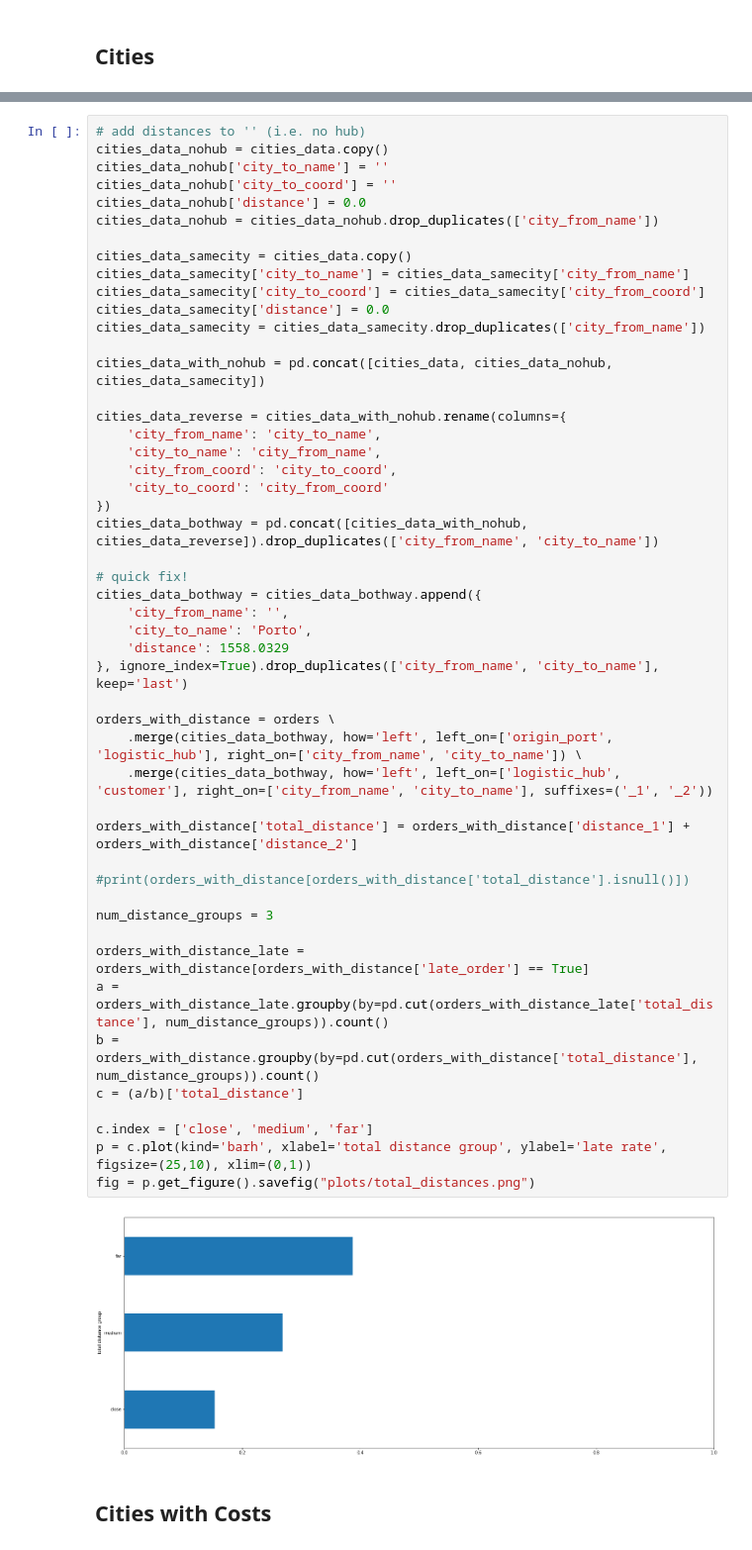
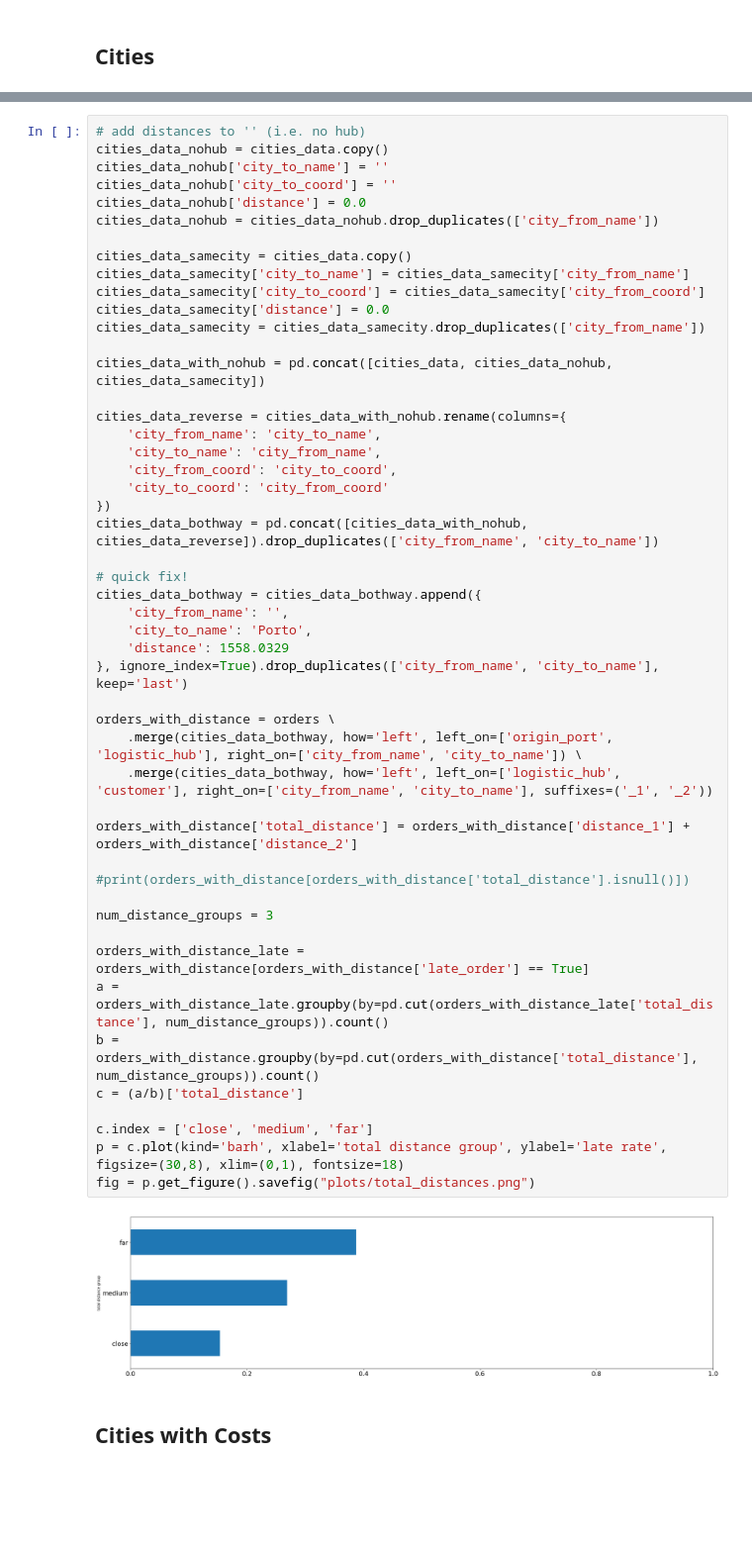
Before and after one commit to jospaeth-tum/accenture-challenge-2022, a Jupyter notebook: basic_descriptive_analysis.ipynb, the cells around one changed output, grey strips where cells are left out. Shown: that part at 99% size. Cells and saved outputs as stored; diff of their text form; blank space fills up the shorter version.

Commit message:
fix plot

```diff
--- a/basic_descriptive_analysis.ipynb
+++ b/basic_descriptive_analysis.ipynb
@@ -186,35 +186,35 @@ cities_data_reverse = cities_data_with_nohub.rename(columns={
     'city_from_coord': 'city_to_coord',
     'city_to_coord': 'city_from_coord'
 })
 cities_data_bothway = pd.concat([cities_data_with_nohub, cities_data_reverse]).drop_duplicates(['city_from_name', 'city_to_name'])
 
 # quick fix!
 cities_data_bothway = cities_data_bothway.append({
     'city_from_name': '',
     'city_to_name': 'Porto',
     'distance': 1558.0329
 }, ignore_index=True).drop_duplicates(['city_from_name', 'city_to_name'], keep='last')
 
 orders_with_distance = orders \
     .merge(cities_data_bothway, how='left', left_on=['origin_port', 'logistic_hub'], right_on=['city_from_name', 'city_to_name']) \
     .merge(cities_data_bothway, how='left', left_on=['logistic_hub', 'customer'], right_on=['city_from_name', 'city_to_name'], suffixes=('_1', '_2'))
 
 orders_with_distance['total_distance'] = orders_with_distance['distance_1'] + orders_with_distance['distance_2']
 
 #print(orders_with_distance[orders_with_distance['total_distance'].isnull()])
 
 num_distance_groups = 3
 
 orders_with_distance_late = orders_with_distance[orders_with_distance['late_order'] == True]
 a = orders_with_distance_late.groupby(by=pd.cut(orders_with_distance_late['total_distance'], num_distance_groups)).count()
 b = orders_with_distance.groupby(by=pd.cut(orders_with_distance['total_distance'], num_distance_groups)).count()
 c = (a/b)['total_distance']
 
 c.index = ['close', 'medium', 'far']
-p = c.plot(kind='barh', xlabel='total distance group', ylabel='late rate', figsize=(25,10), xlim=(0,1))
+p = c.plot(kind='barh', xlabel='total distance group', ylabel='late rate', figsize=(30,8), xlim=(0,1), fontsize=18)
 fig = p.get_figure().savefig("plots/total_distances.png")
 # %% [output]
-[figure, old version]
+[figure, new version]
 # %% [markdown]
 ## Cities with Costs
 # %%
```
Also changed, not shown: 1 other file.
